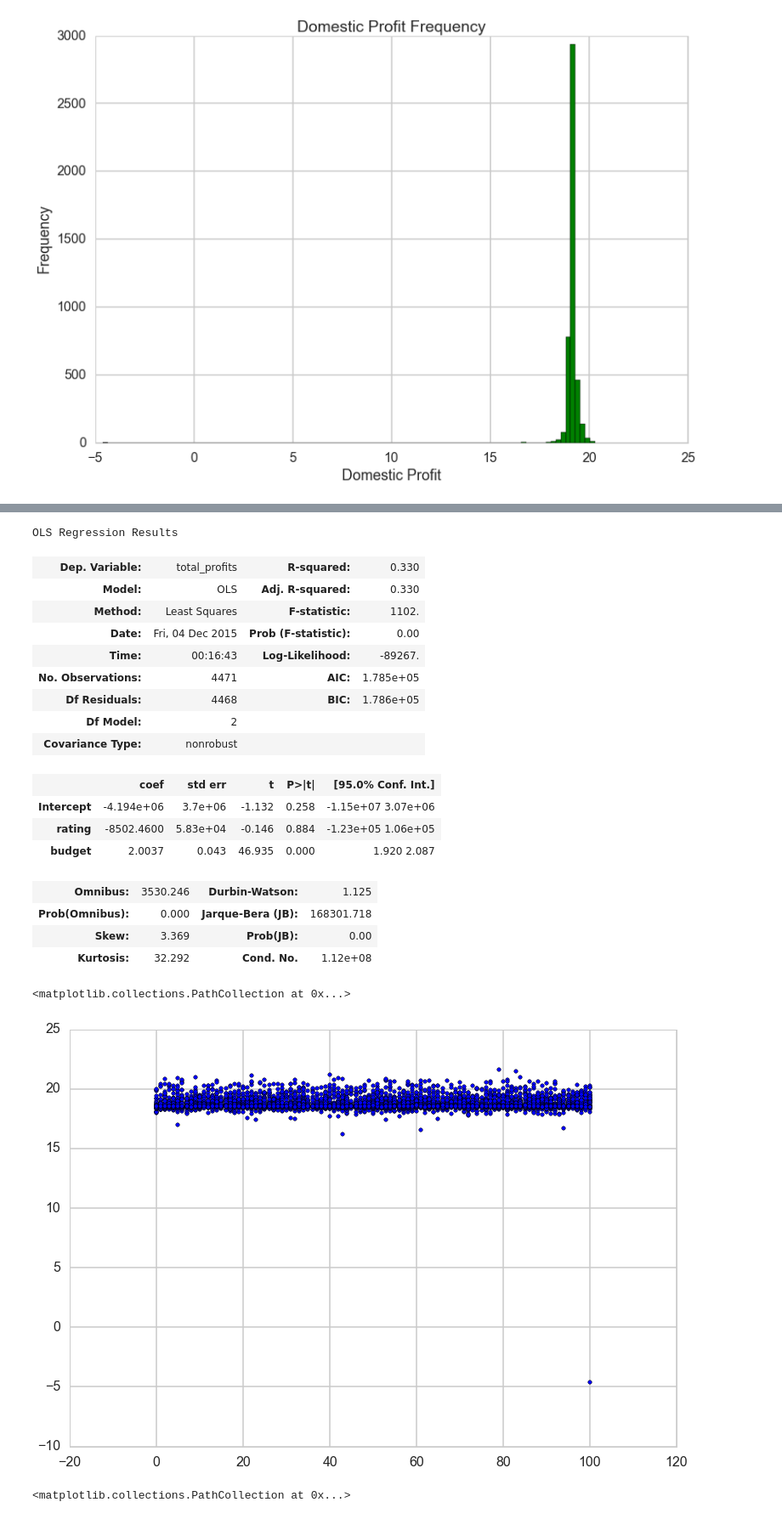
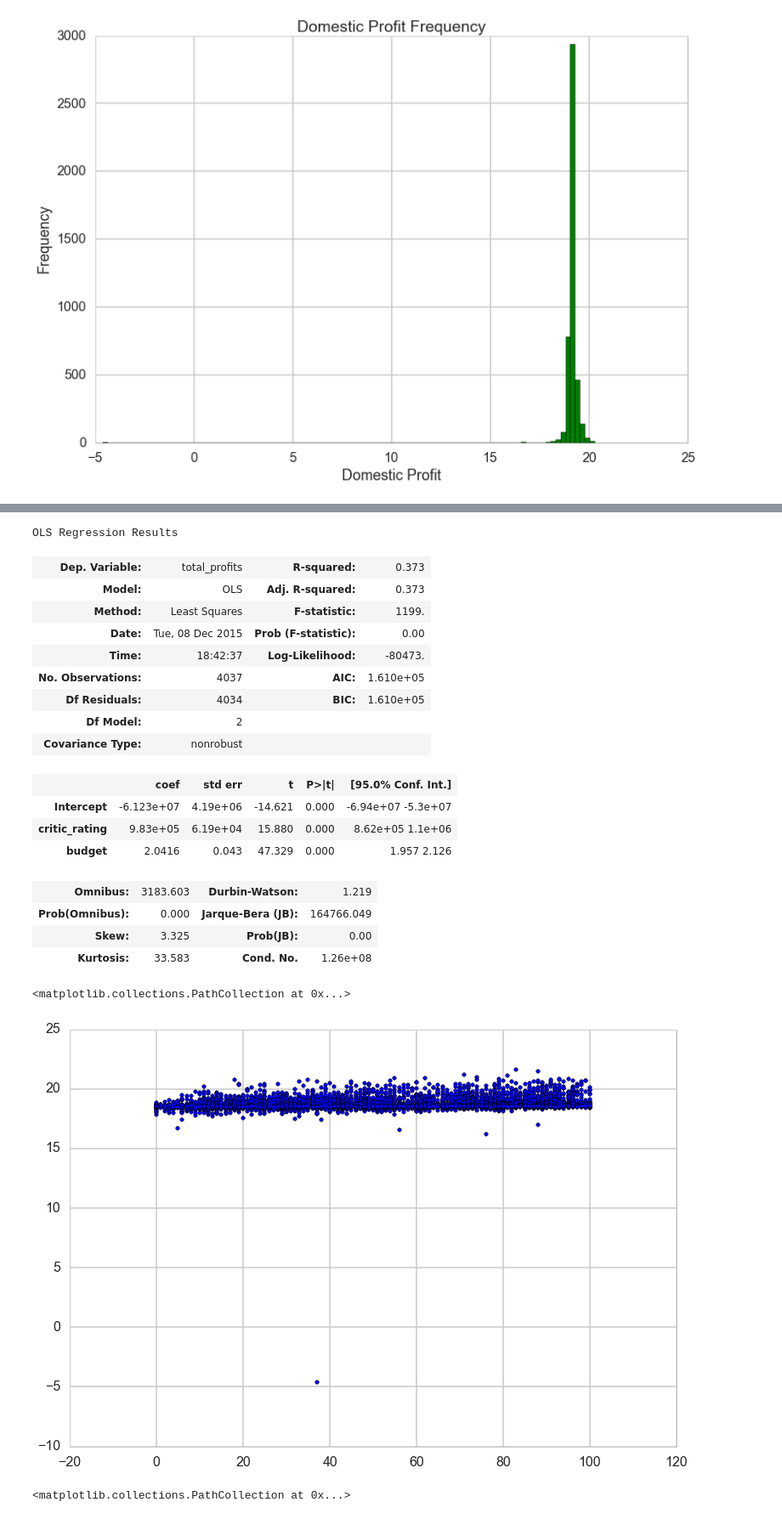
Before and after one commit to davematthews034/CS-109-Final-Project, a Jupyter notebook: CS109 Final Project.ipynb, the cells around one changed output, grey strips where cells are left out. Shown: that part at 85% size. Cells and saved outputs as stored; diff of their text form; code cells hidden in the pictures.

```diff
--- a/CS109 Final Project.ipynb
+++ b/CS109 Final Project.ipynb
@@ -147,0 +163,7 @@ movieframe
+# %%
+# Cleaning up the data, dropping N/As and -1 in the ratings
+movieframe = pd.DataFrame.from_csv("movieframe.csv")
+movieframe.dropna(inplace = True)
+movieframe = movieframe[movieframe['critic_rating'] >= 0]
+movieframe = movieframe[movieframe['release_date'] != "NA"]
+movieframe
@@ -173,31 +197,31 @@ Name: critic_rating, dtype: float64
 # %%
-ols_model = ols("total_profits ~ rating + budget", movieframe).fit()
+ols_model = ols("total_profits ~ critic_rating + budget", movieframe).fit()
 ols_model
 ols_model.summary()
 # %% [output]
 OLS Regression Results
-| Dep. Variable: | total_profits | R-squared: | 0.330 |
-| Model: | OLS | Adj. R-squared: | 0.330 |
-| Method: | Least Squares | F-statistic: | 1102. |
-| Date: | Fri, 04 Dec 2015 | Prob (F-statistic): | 0.00 |
-| Time: | 00:16:43 | Log-Likelihood: | -89267. |
-| No. Observations: | 4471 | AIC: | 1.785e+05 |
-| Df Residuals: | 4468 | BIC: | 1.786e+05 |
+| Dep. Variable: | total_profits | R-squared: | 0.373 |
+| Model: | OLS | Adj. R-squared: | 0.373 |
+| Method: | Least Squares | F-statistic: | 1199. |
+| Date: | Tue, 08 Dec 2015 | Prob (F-statistic): | 0.00 |
+| Time: | 18:42:37 | Log-Likelihood: | -80473. |
+| No. Observations: | 4037 | AIC: | 1.610e+05 |
+| Df Residuals: | 4034 | BIC: | 1.610e+05 |
 | Df Model: | 2 |  |  |
 | Covariance Type: | nonrobust |  |  |
 |  | coef | std err | t | P>|t| | [95.0% Conf. Int.] |
-| Intercept | -4.194e+06 | 3.7e+06 | -1.132 | 0.258 | -1.15e+07 3.07e+06 |
-| rating | -8502.4600 | 5.83e+04 | -0.146 | 0.884 | -1.23e+05 1.06e+05 |
-| budget | 2.0037 | 0.043 | 46.935 | 0.000 | 1.920 2.087 |
+| Intercept | -6.123e+07 | 4.19e+06 | -14.621 | 0.000 | -6.94e+07 -5.3e+07 |
+| critic_rating | 9.83e+05 | 6.19e+04 | 15.880 | 0.000 | 8.62e+05 1.1e+06 |
+| budget | 2.0416 | 0.043 | 47.329 | 0.000 | 1.957 2.126 |
-| Omnibus: | 3530.246 | Durbin-Watson: | 1.125 |
-| Prob(Omnibus): | 0.000 | Jarque-Bera (JB): | 168301.718 |
-| Skew: | 3.369 | Prob(JB): | 0.00 |
-| Kurtosis: | 32.292 | Cond. No. | 1.12e+08 |
+| Omnibus: | 3183.603 | Durbin-Watson: | 1.219 |
+| Prob(Omnibus): | 0.000 | Jarque-Bera (JB): | 164766.049 |
+| Skew: | 3.325 | Prob(JB): | 0.00 |
+| Kurtosis: | 33.583 | Cond. No. | 1.26e+08 |
 # %%
-plt.scatter(movieframe["rating"], movieframe["profit_transform"])
+plt.scatter(movieframe["critic_rating"], movieframe["profit_transform"])
 # %% [output]
 <matplotlib.collections.PathCollection at 0x...>
-[figure, old version]
+[figure, new version]
 # %%
 plt.scatter(movieframe["budget_quart"], movieframe["profit_transform"])
 # %% [output]
```
Also changed, not shown: parts of 7 cells of this notebook, 1 other file.
